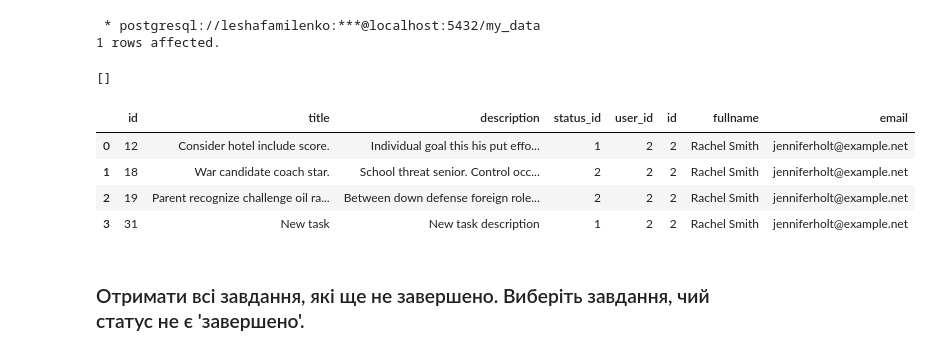
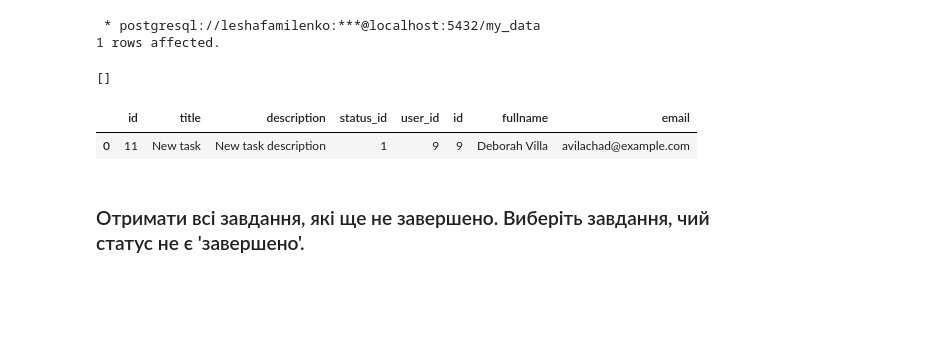
Before and after one commit to Familenko/goit-cs-hw-03, a Jupyter notebook: task_1/main.ipynb, the cells around one changed output. Drawn from its saved outputs; the diff is of its cells as text; code cells hidden in the pictures; blank space fills up the shorter version.

```diff
--- a/task_1/main.ipynb
+++ b/task_1/main.ipynb
@@ -116,12 +117,18 @@ cur.close()
 conn.close()
 # %% [markdown]
 прописуємо для зручності функцію для селект запитів через пандас
+# %%
+engine = create_engine(f"postgresql://{db_params['user']}:{db_params['password']}@{db_params['host']}:{db_params['port']}/{db_params['dbname']}")
+
+def make_select(query):
+    result = pd.read_sql_query(query, engine)
+    return result
 # %%
-def make_select(query):
-    conn = psycopg2.connect(**db_params)
-    result = pd.read_sql_query(query, conn)
-    conn.close()
-    return result
+# def make_select(query):
+#     conn = psycopg2.connect(**db_params)
+#     result = pd.read_sql_query(query, conn)
+#     conn.close()
+#     return result
 # %% [markdown]
 перевіряємо дані
 # %%
@@ -204,13 +208,10 @@ VALUES ('New task', 'New task description', 1, (SELECT id FROM users WHERE fulln
 1 rows affected.
 []
 # %%
-make_select("SELECT * FROM tasks JOIN users ON tasks.user_id = users.id WHERE users.fullname = 'Rachel Smith';")
+make_select("SELECT * FROM tasks JOIN users ON tasks.user_id = users.id WHERE users.fullname = 'Deborah Villa';")
 # %% [output]
 |  | id | title | description | status_id | user_id | id | fullname | email |
-| 0 | 12 | Consider hotel include score. | Individual goal this his put effo... | 1 | 2 | 2 | Rachel Smith | jenniferholt@example.net |
-| 1 | 18 | War candidate coach star. | School threat senior. Control occ... | 2 | 2 | 2 | Rachel Smith | jenniferholt@example.net |
-| 2 | 19 | Parent recognize challenge oil ra... | Between down defense foreign role... | 2 | 2 | 2 | Rachel Smith | jenniferholt@example.net |
-| 3 | 31 | New task | New task description | 1 | 2 | 2 | Rachel Smith | jenniferholt@example.net |
+| 0 | 11 | New task | New task description | 1 | 9 | 9 | Deborah Villa | avilachad@example.com |
 # %% [markdown]
 ### Отримати всі завдання, які ще не завершено. Виберіть завдання, чий статус не є 'завершено'.
 # %%
```
Also changed, not shown: parts of 15 cells of this notebook.
